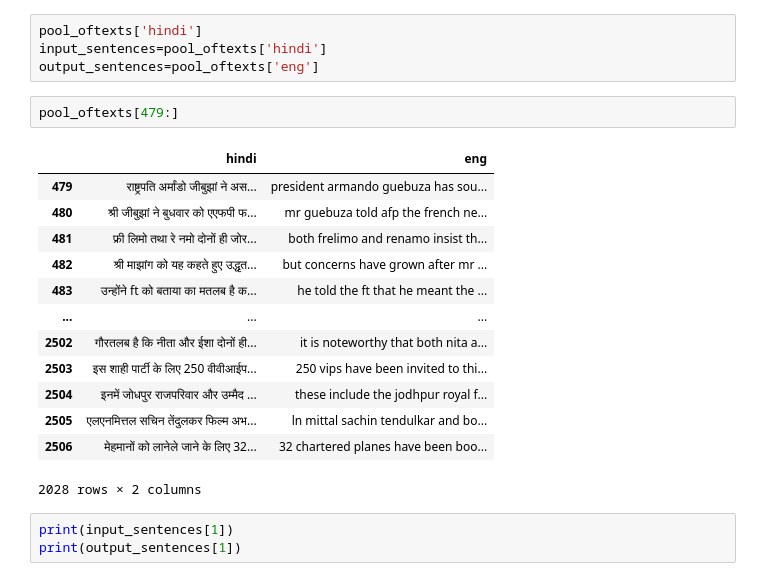
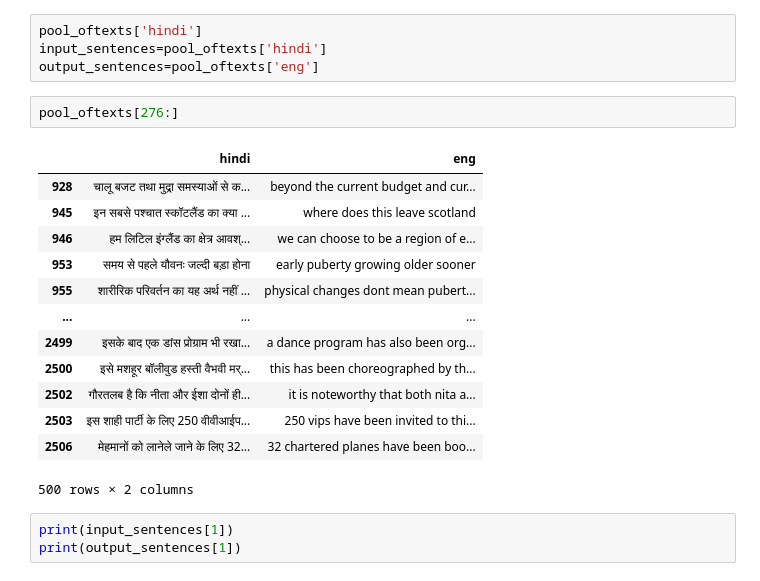
Before and after one commit to ASIF-Mahmud1/machine-translation, a Jupyter notebook: machine-learning/train/gpt/index.ipynb, the cells around one changed output. Drawn from its saved outputs; the diff is of its cells as text.

```diff
--- a/machine-learning/train/gpt/index.ipynb
+++ b/machine-learning/train/gpt/index.ipynb
@@ -39,21 +39,21 @@ pool_oftexts['hindi']
 input_sentences=pool_oftexts['hindi']
 output_sentences=pool_oftexts['eng']
 # %%
-pool_oftexts[479:]
+pool_oftexts[276:]
 # %% [output]
 |  | hindi | eng |
-| 479 | राष्ट्रपति अर्मांडो जीबुझां ने अस... | president armando guebuza has sou... |
-| 480 | श्री जीबुझां ने बुधवार को एएफपी फ... | mr guebuza told afp the french ne... |
-| 481 | फ्री लिमो तथा रे नमो दोनों ही जोर... | both frelimo and renamo insist th... |
-| 482 | श्री माझांग को यह कहते हुए उद्धृत... | but concerns have grown after mr ... |
-| 483 | उन्होंने ft को बताया का मतलब है क... | he told the ft that he meant the ... |
+| 928 | चालू बजट तथा मुद्रा समस्याओं से क... | beyond the current budget and cur... |
+| 945 | इन सबसे पश्चात स्कॉटलैंड का क्या ... | where does this leave scotland |
+| 946 | हम लिटिल इंग्लैंड का क्षेत्र आवश्... | we can choose to be a region of e... |
+| 953 | समय से पहले यौवनः जल्दी बड़ा होना | early puberty growing older sooner |
+| 955 | शारीरिक परिवर्तन का यह अर्थ नहीं ... | physical changes dont mean pubert... |
 | ... | ... | ... |
+| 2499 | इसके बाद एक डांस प्रोग्राम भी रखा... | a dance program has also been org... |
+| 2500 | इसे मशहूर बॉलीवुड हस्ती वैभवी मर्... | this has been choreographed by th... |
 | 2502 | गौरतलब है कि नीता और ईशा दोनों ही... | it is noteworthy that both nita a... |
 | 2503 | इस शाही पार्टी के लिए 250 वीवीआईप... | 250 vips have been invited to thi... |
-| 2504 | इनमें जोधपुर राजपरिवार और उम्मैद ... | these include the jodhpur royal f... |
-| 2505 | एलएनमित्तल सचिन तेंदुलकर फिल्म अभ... | ln mittal sachin tendulkar and bo... |
 | 2506 | मेहमानों को लानेले जाने के लिए 32... | 32 chartered planes have been boo... |
-2028 rows × 2 columns
+500 rows × 2 columns
 # %%
 print(input_sentences[1])
 print(output_sentences[1])
```
Also changed, not shown: parts of 8 cells of this notebook, 3 other files.
